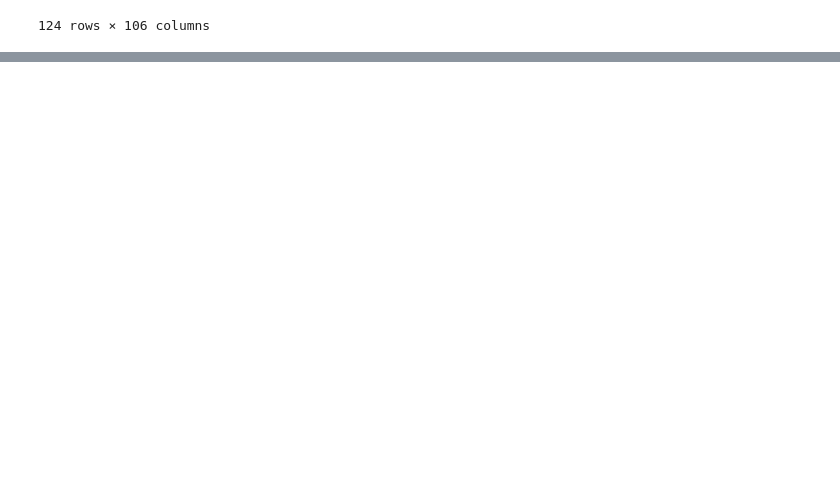
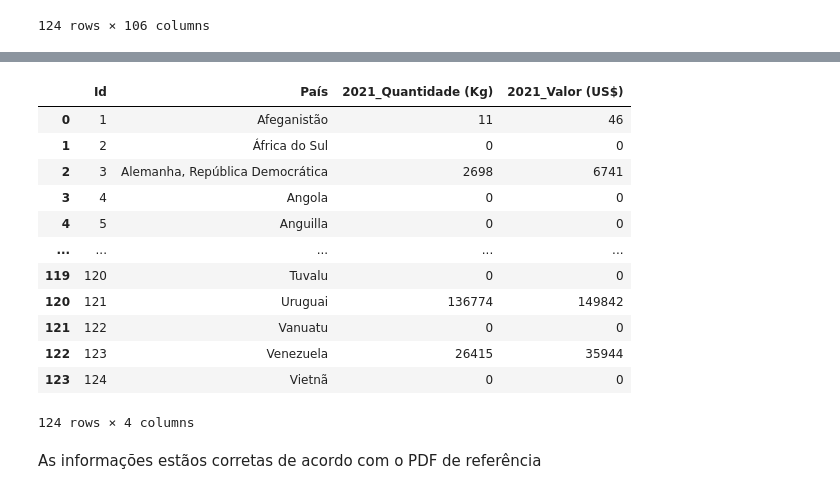
Before and after one commit to IgorNascAlves/Tech_Challenge_Fase01, a Jupyter notebook: explorando.ipynb, the cells around one changed output, grey strips where cells are left out. Saved outputs shown, nothing was run; the diff lists cells and outputs as text; code cells hidden in the pictures; blank space fills up the shorter version.

```diff
--- a/explorando.ipynb
+++ b/explorando.ipynb
@@ -23,0 +59,18 @@ df_ExpVinho
+# %%
+df_ExpVinho.rename(dict_colunas_nomes, axis=1).iloc[:,[0,1,-2,-1]]
+# %% [output]
+|  | Id | País | 2021_Quantidade (Kg) | 2021_Valor (US$) |
+| 0 | 1 | Afeganistão | 11 | 46 |
+| 1 | 2 | África do Sul | 0 | 0 |
+| 2 | 3 | Alemanha, República Democrática | 2698 | 6741 |
+| 3 | 4 | Angola | 0 | 0 |
+| 4 | 5 | Anguilla | 0 | 0 |
+| ... | ... | ... | ... | ... |
+| 119 | 120 | Tuvalu | 0 | 0 |
+| 120 | 121 | Uruguai | 136774 | 149842 |
+| 121 | 122 | Vanuatu | 0 | 0 |
+| 122 | 123 | Venezuela | 26415 | 35944 |
+| 123 | 124 | Vietnã | 0 | 0 |
+124 rows × 4 columns
+# %% [markdown]
+As informações estãos corretas de acordo com o PDF de referência
```
Also changed, not shown: parts of 6 cells of this notebook.
